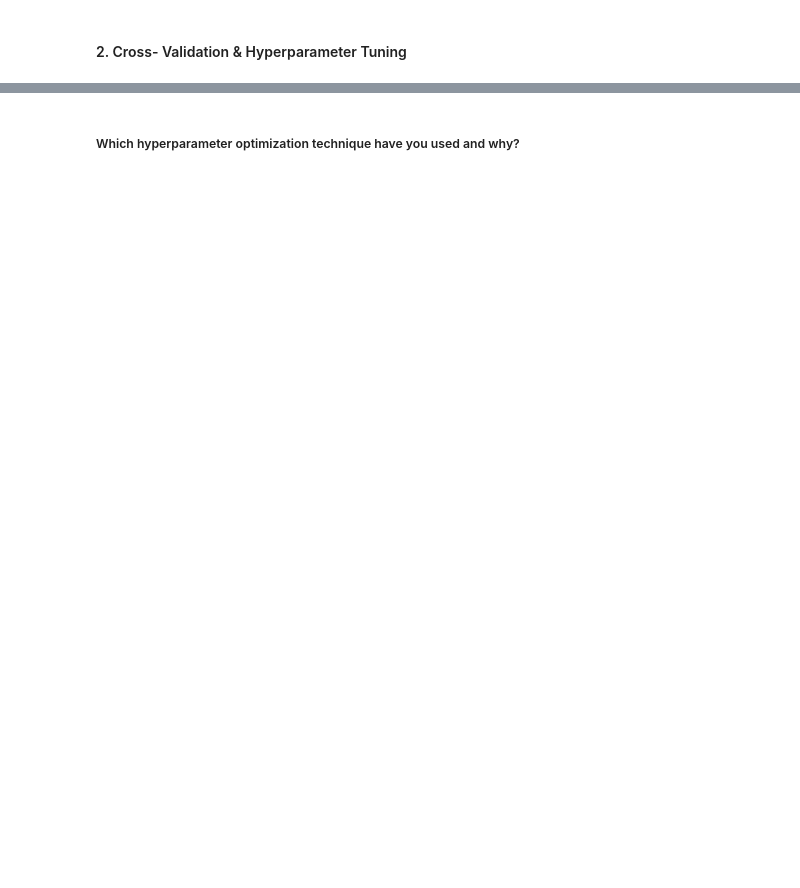
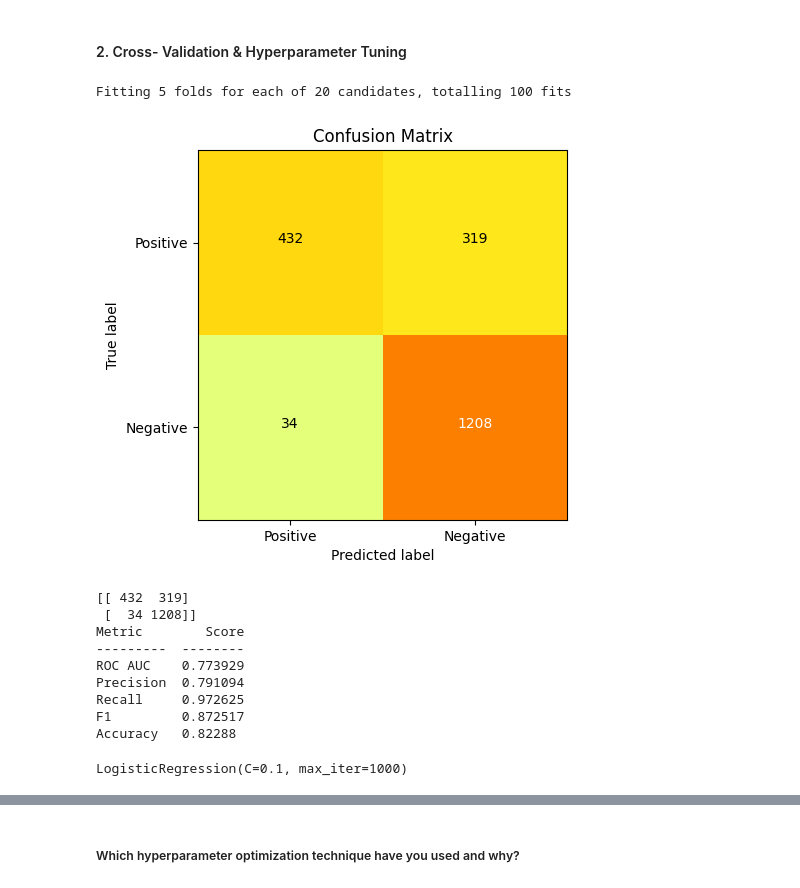
Before and after one commit to 121deepti/Cardiovascular-Risk-Prediction, a Jupyter notebook: Zomato_Restaurant_Clustering_and_Sentiment_Analysis.ipynb, the cells around one changed output, grey strips where cells are left out. Saved outputs shown, nothing was run; the diff lists cells and outputs as text; code cells hidden in the pictures; blank space fills up the shorter version.

```diff
--- a/Zomato_Restaurant_Clustering_and_Sentiment_Analysis.ipynb
+++ b/Zomato_Restaurant_Clustering_and_Sentiment_Analysis.ipynb
@@ -1691,8 +2222,28 @@ Answer Here.
 # %% [markdown]
 #### 2. Cross- Validation & Hyperparameter Tuning
 # %%
-# ML Model - 3 Implementation with hyperparameter optimization techniques (i.e., GridSearch CV, RandomSearch CV, Bayesian Optimization etc.)
-
+# ML Model - 4 Implementation with hyperparameter optimization techniques (i.e., GridSearch CV, RandomSearch CV, Bayesian Optimization etc.)
+# finding the best parameters for LogisticRegression by gridsearchcv
+from sklearn.model_selection import GridSearchCV
+param_dict = {'C': [0.1,1,10,100,1000],'penalty': ['l1', 'l2'],'max_iter':[1000,10000]}
+clf_grid = GridSearchCV(clf, param_dict,n_jobs=-1, cv=5, verbose = 5,scoring='recall')
 # Fit the Algorithm
-
 # Predict on the model
+# printing result
+print_table(clf_grid, X_train, y_train, X_test, y_test)
+# %% [output]
+Fitting 5 folds for each of 20 candidates, totalling 100 fits
+[figure, added]
+[[ 432  319]
+ [  34 1208]]
+Metric        Score
+---------  --------
+ROC AUC    0.773929
+Precision  0.791094
+Recall     0.972625
+F1         0.872517
+Accuracy   0.82288
+# %%
+clf_grid.best_estimator_
+# %% [output]
+LogisticRegression(C=0.1, max_iter=1000)
```
Also changed, not shown: parts of 98 cells of this notebook.
